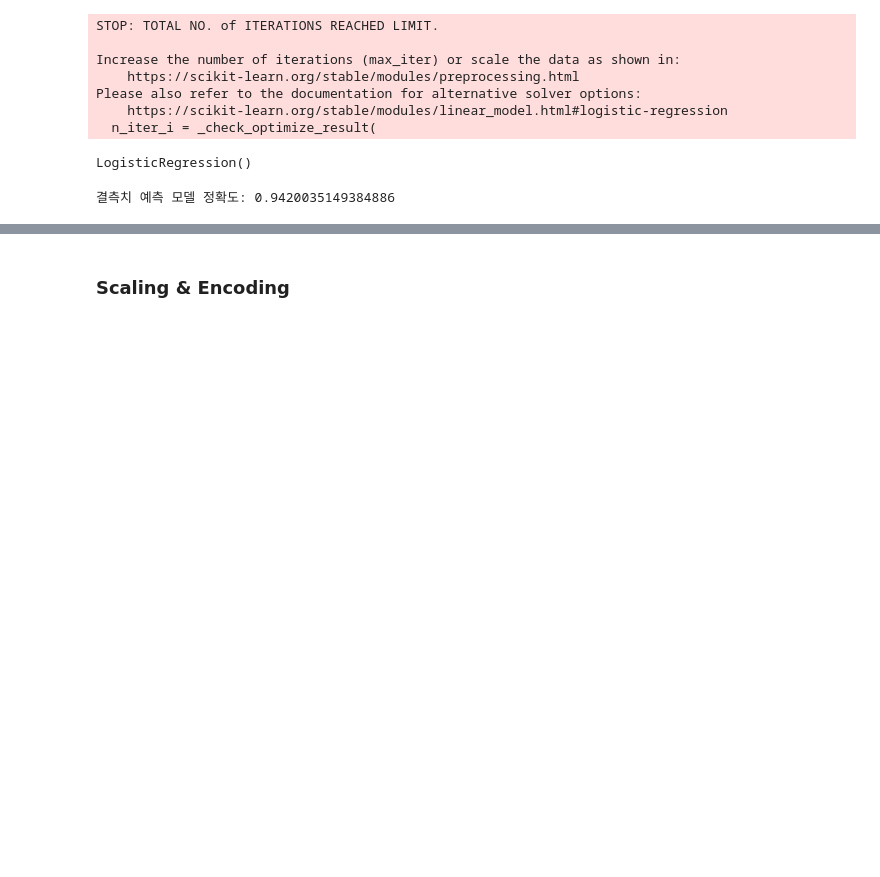
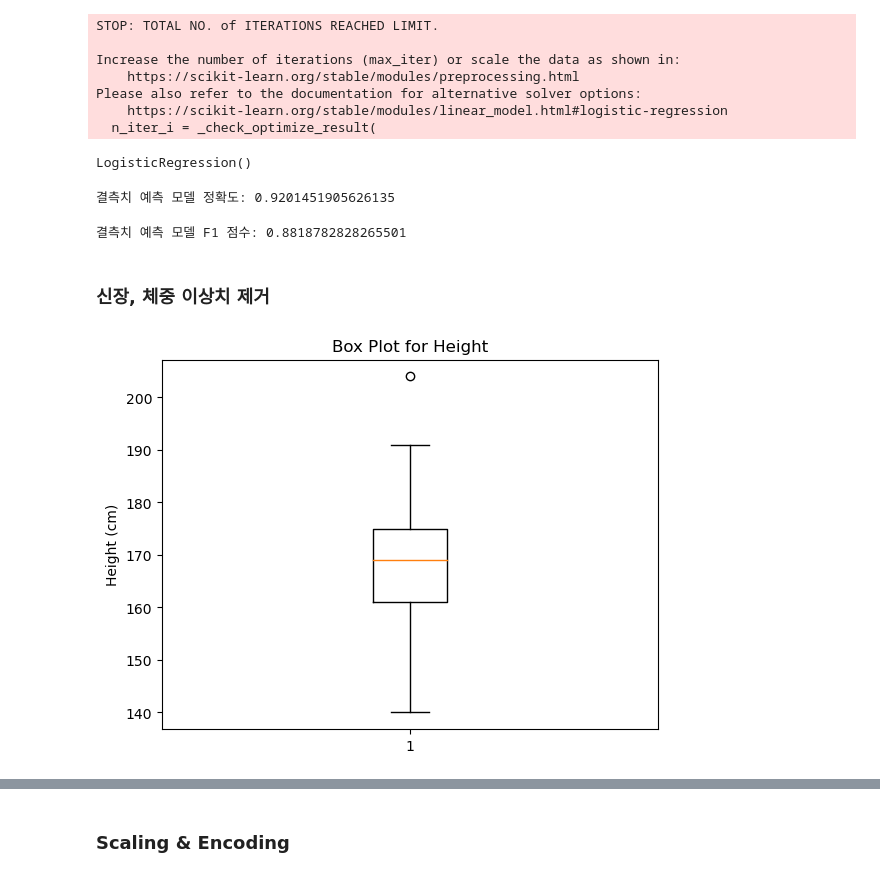
Before and after one commit to araya1203/toys_machinelearning, a Jupyter notebook: codes/RecurrenceOfSurgerypre_preprocessing.ipynb, the cells around one changed output, grey strips where cells are left out. Cells and saved outputs as stored; diff of their text form; code cells hidden in the pictures; blank space fills up the shorter version.

```diff
--- a/codes/RecurrenceOfSurgerypre_preprocessing.ipynb
+++ b/codes/RecurrenceOfSurgerypre_preprocessing.ipynb
@@ -265,9 +294,18 @@ predicted_nan_values = nan_rows.apply(predict_surgery_method, axis=1)
 # 결측치 예측 결과를 원본 데이터프레임에 할당
 df_ROS_extract_null.loc[nan_rows.index, '수술기법'] = predicted_nan_values
 # %%
-# 결측치 예측 모델 평가
-y_pred = model.predict(X_test)
-accuracy = accuracy_score(y_test, y_pred)
+# 결측치 예측 모델 평가 accuracy
+target_pred = model.predict(features_test)
+accuracy = accuracy_score(target_test, target_pred)
 print("결측치 예측 모델 정확도:", accuracy)
 # %% [output]
-결측치 예측 모델 정확도: 0.9420035149384886
+결측치 예측 모델 정확도: 0.9201451905626135
+# %%
+# 결측치 예측 모델 평가 - F1 점수 계산
+target_pred = model.predict(features_test)
+f1 = f1_score(target_test, target_pred, average='weighted')
+print("결측치 예측 모델 F1 점수:", f1)
+# %% [output]
+결측치 예측 모델 F1 점수: 0.8818782828265501
+# %% [markdown]
+### 신장, 체중 이상치 제거
@@ -273,0 +314,8 @@ print("결측치 예측 모델 정확도:", accuracy)
+# %%
+# 신장 데이터에 대한 상자 그림
+plt.boxplot(df_ROS_extract_null['신장'])
+plt.title('Box Plot for Height')
+plt.ylabel('Height (cm)')
+plt.show()
+# %% [output]
+[figure, added]
```
Also changed, not shown: parts of 15 cells of this notebook.
